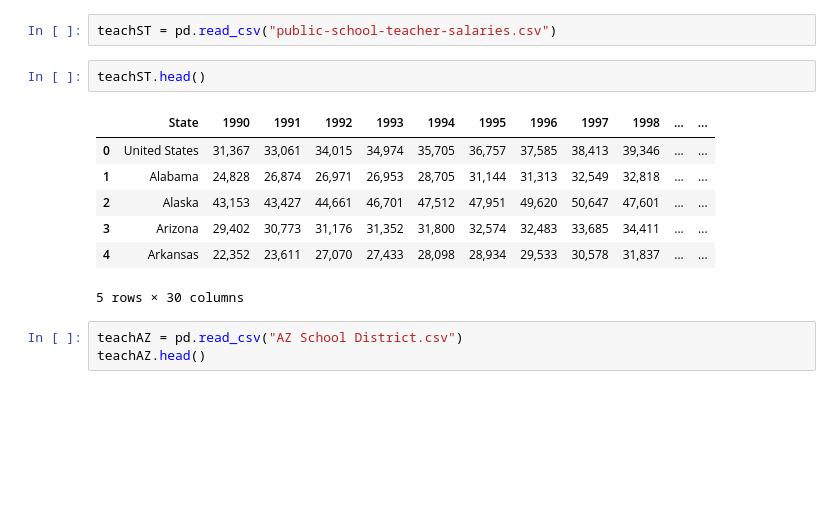
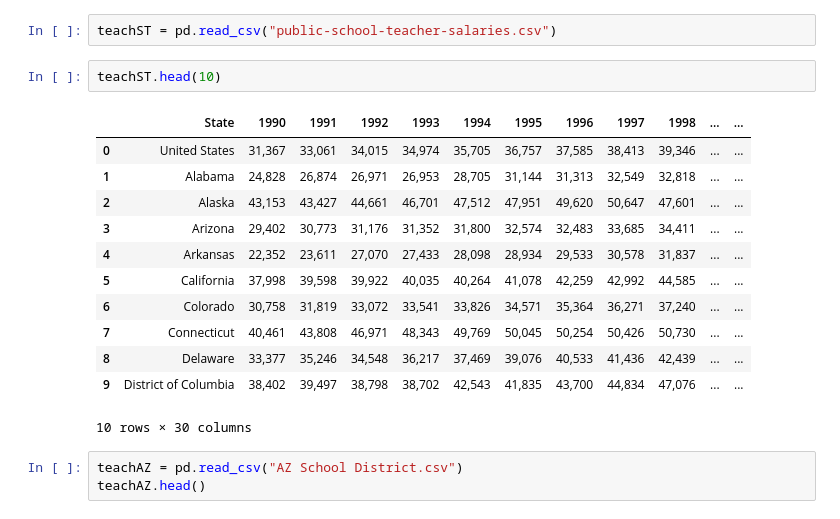
Before and after one commit to danieladea/DS4A-Project, a Jupyter notebook: Teacher Salary Analysis.ipynb, the cells around one changed output. Saved outputs shown, nothing was run; the diff lists cells and outputs as text; blank space fills up the shorter version.

```diff
--- a/Teacher Salary Analysis.ipynb
+++ b/Teacher Salary Analysis.ipynb
@@ -3,15 +3,20 @@ import pandas as pd
 # %%
 teachST = pd.read_csv("public-school-teacher-salaries.csv")
 # %%
-teachST.head()
+teachST.head(10)
 # %% [output]
 |  | State | 1990 | 1991 | 1992 | 1993 | 1994 | 1995 | 1996 | 1997 | 1998 | ... | ... |
 | 0 | United States | 31,367 | 33,061 | 34,015 | 34,974 | 35,705 | 36,757 | 37,585 | 38,413 | 39,346 | ... | ... |
 | 1 | Alabama | 24,828 | 26,874 | 26,971 | 26,953 | 28,705 | 31,144 | 31,313 | 32,549 | 32,818 | ... | ... |
 | 2 | Alaska | 43,153 | 43,427 | 44,661 | 46,701 | 47,512 | 47,951 | 49,620 | 50,647 | 47,601 | ... | ... |
 | 3 | Arizona | 29,402 | 30,773 | 31,176 | 31,352 | 31,800 | 32,574 | 32,483 | 33,685 | 34,411 | ... | ... |
 | 4 | Arkansas | 22,352 | 23,611 | 27,070 | 27,433 | 28,098 | 28,934 | 29,533 | 30,578 | 31,837 | ... | ... |
+| 5 | California | 37,998 | 39,598 | 39,922 | 40,035 | 40,264 | 41,078 | 42,259 | 42,992 | 44,585 | ... | ... |
+| 6 | Colorado | 30,758 | 31,819 | 33,072 | 33,541 | 33,826 | 34,571 | 35,364 | 36,271 | 37,240 | ... | ... |
+| 7 | Connecticut | 40,461 | 43,808 | 46,971 | 48,343 | 49,769 | 50,045 | 50,254 | 50,426 | 50,730 | ... | ... |
+| 8 | Delaware | 33,377 | 35,246 | 34,548 | 36,217 | 37,469 | 39,076 | 40,533 | 41,436 | 42,439 | ... | ... |
+| 9 | District of Columbia | 38,402 | 39,497 | 38,798 | 38,702 | 42,543 | 41,835 | 43,700 | 44,834 | 47,076 | ... | ... |
-5 rows × 30 columns
+10 rows × 30 columns
 # %%
 teachAZ = pd.read_csv("AZ School District.csv")
 teachAZ.head()
```
Also changed, not shown: parts of 3 cells of this notebook.
